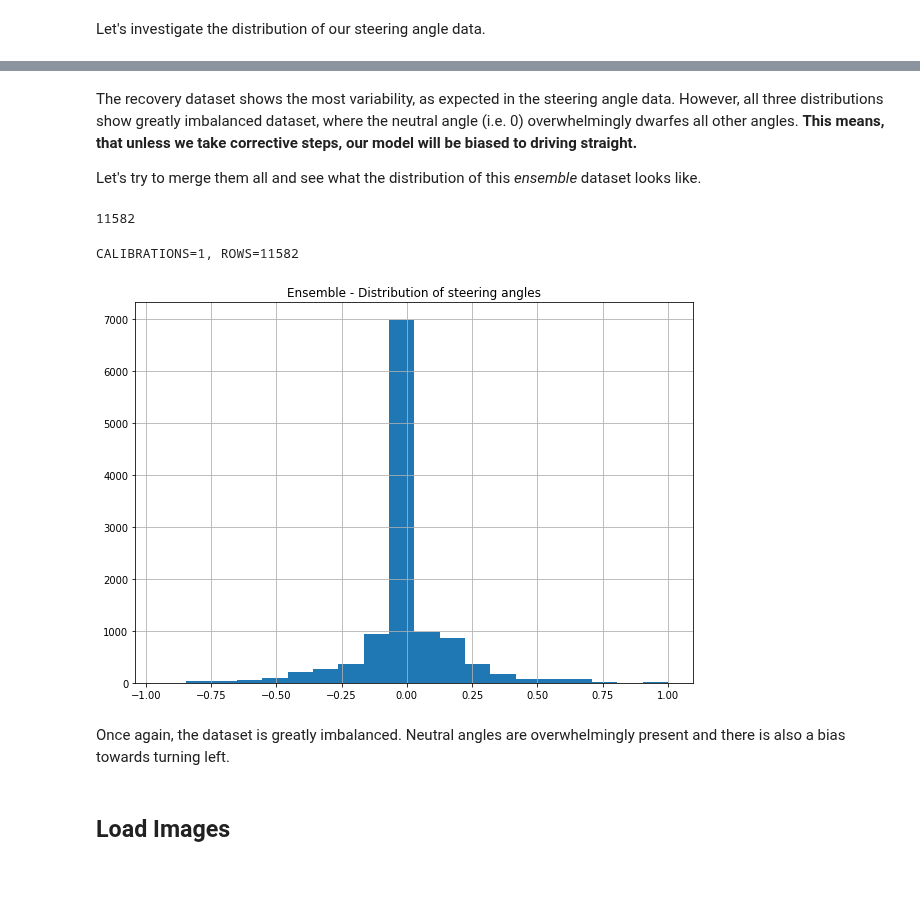
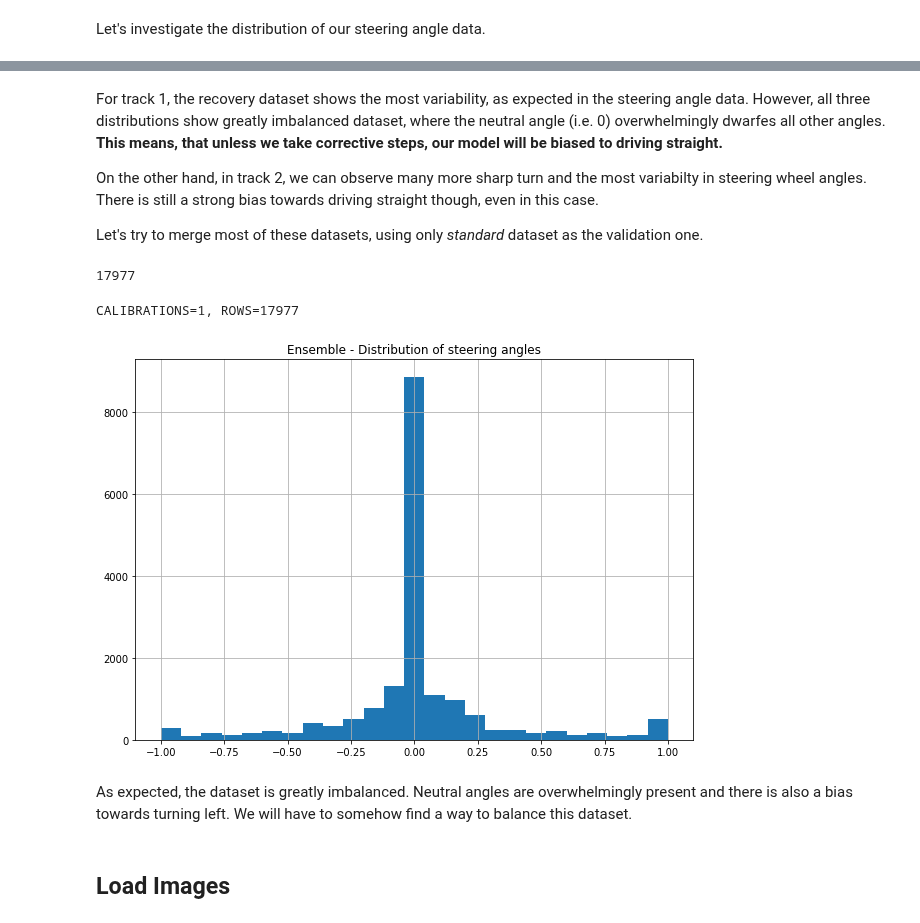
Before and after one commit to Bilalkhanten/CarND-Behavioral-Cloning-P3, a Jupyter notebook: Behavioural_Driving.ipynb, the cells around one changed output, grey strips where cells are left out. Cells and saved outputs as stored; diff of their text form; code cells hidden in the pictures; blank space fills up the shorter version.

```diff
--- a/Behavioural_Driving.ipynb
+++ b/Behavioural_Driving.ipynb
@@ -21,6 +21,7 @@ path = '../datasets/behavioural_driving/Dataset_2'
 standard_path = '../datasets/behavioural_driving/Dataset_2'
 recovery_path = '../datasets/behavioural_driving/Recovery_Driving'
 udacity_path = "../datasets/behavioural_driving/Udacity/data"
+track2_path = '../datasets/behavioural_driving/Track_2'
 img_path = path + '/IMG'
 models_path = "./models"
 # %%
@@ -50,3 +48,8 @@ recovery_csv["Steering Angle"] = recovery_csv["Steering Angle"].astype(float)
 print("Recovery dataset has {0} rows".format(len(recovery_csv)))
 # %% [output]
 Recovery dataset has 3546 rows
+# %%
+# Let's load dataset from track 2
+track2_csv = load_csv(track2_path + "/driving_log.csv", col_header_names)
+track2_csv["Steering Angle"] = track2_csv["Steering Angle"].astype(float)
+print("Track 2 dataset has {0} rows".format(len(track2_csv)))
@@ -128,27 +122,29 @@ count, bins, _ = ax[2].hist(udacity_st_angles_without_calibrations, bins=25,hist
 # %% [markdown]
-The recovery dataset shows the most variability, as expected in the steering angle data. However, all three distributions show greatly imbalanced dataset, where the neutral angle (i.e. 0) overwhelmingly dwarfes all other angles. **This means, that unless we take corrective steps, our model will be biased to driving straight.**
+For track 1, the recovery dataset shows the most variability, as expected in the steering angle data. However, all three distributions show greatly imbalanced dataset, where the neutral angle (i.e. 0) overwhelmingly dwarfes all other angles. **This means, that unless we take corrective steps, our model will be biased to driving straight.**
 
-Let's try to merge them all and see what the distribution of this *ensemble* dataset looks like.
+On the other hand, in track 2, we can observe many more sharp turn and the most variabilty in steering wheel angles. There is still a strong bias towards driving straight though, even in this case.
+
+Let's try to merge most of these datasets, using only _standard_ dataset as the validation one.
 # %%
-frames = [recovery_csv, udacity_csv]
+frames = [recovery_csv, udacity_csv, track2_csv]
 ensemble_csv = pd.concat(frames)
 len(ensemble_csv)
 # %% [output]
-11582
+17977
 # %%
 ensemble_st_angles_without_calibrations = get_steering_angles(ensemble_csv, "Steering Angle", [0])
 # %% [output]
-CALIBRATIONS=1, ROWS=11582
+CALIBRATIONS=1, ROWS=17977
 # %%
 fig, ax = plt.subplots(1, 1, figsize=(10, 7))
 
 ax.grid(True)
 ax.set(title="Ensemble - Distribution of steering angles")
-count, bins, _ = ax.hist(ensemble_st_angles_without_calibrations, bins=20, histtype='bar')
+count, bins, _ = ax.hist(ensemble_st_angles_without_calibrations, bins=25, histtype='bar')
 # %% [output]
-[figure, old version]
+[figure, new version]
 # %% [markdown]
-Once again, the dataset is greatly imbalanced. Neutral angles are overwhelmingly present and there is also a bias towards turning left.
+As expected, the dataset is greatly imbalanced. Neutral angles are overwhelmingly present and there is also a bias towards turning left. We will have to somehow find a way to balance this dataset.
 # %% [markdown]
 ## Load Images
 # %% [markdown]
```
Also changed, not shown: parts of 35 cells of this notebook, 1 other file.
